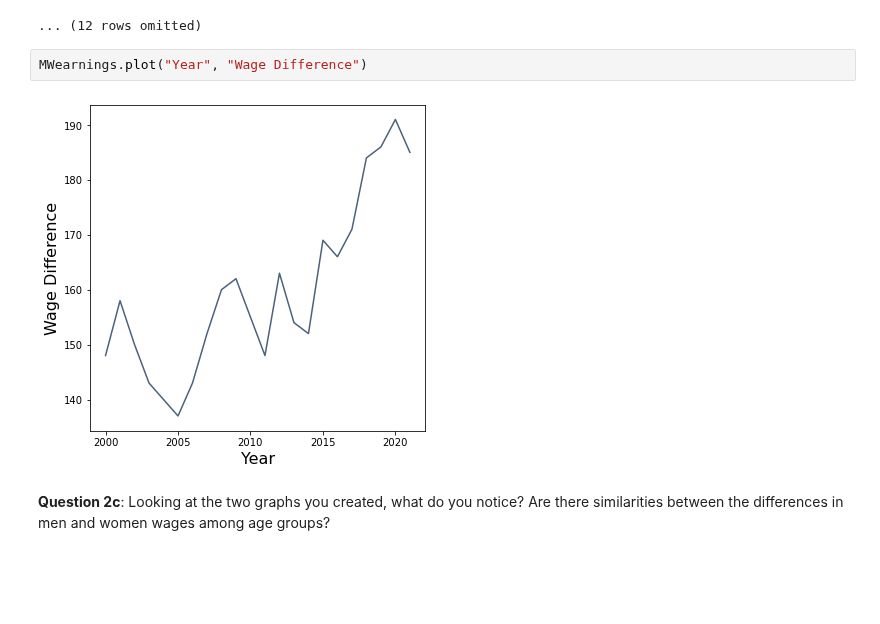
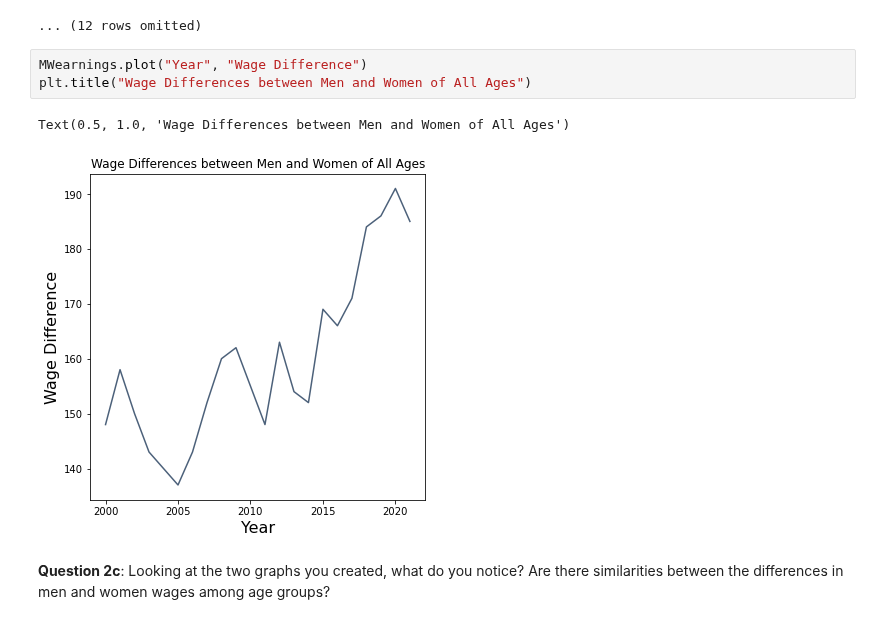
Before and after one commit to ds-modules/PUBPOL-ETHSTD-C164A-SP23, a Jupyter notebook: Exploring Labor Statistics among U.S. Youth.ipynb, the cells around one changed output. Cells and saved outputs as stored; diff of their text form; blank space fills up the shorter version.

```diff
--- a/Exploring Labor Statistics among U.S. Youth.ipynb
+++ b/Exploring Labor Statistics among U.S. Youth.ipynb
@@ -163,8 +164,10 @@ MWearnings.sort("Wage Difference", descending=True)
 ... (12 rows omitted)
 # %%
 MWearnings.plot("Year", "Wage Difference")
+plt.title("Wage Differences between Men and Women of All Ages")
 # %% [output]
+Text(0.5, 1.0, 'Wage Differences between Men and Women of All Ages')
-[figure, old version]
+[figure, new version]
 # %% [markdown]
 **Question 2c**: Looking at the two graphs you created, what do you notice? Are there similarities between the differences in men and women wages among age groups?
 # %% [markdown]
```
Also changed, not shown: parts of 13 cells of this notebook.
